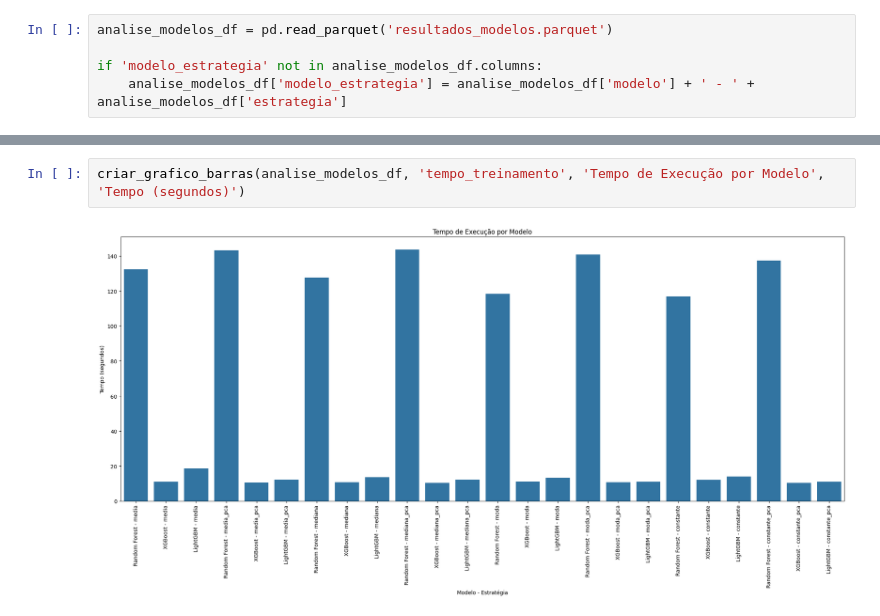
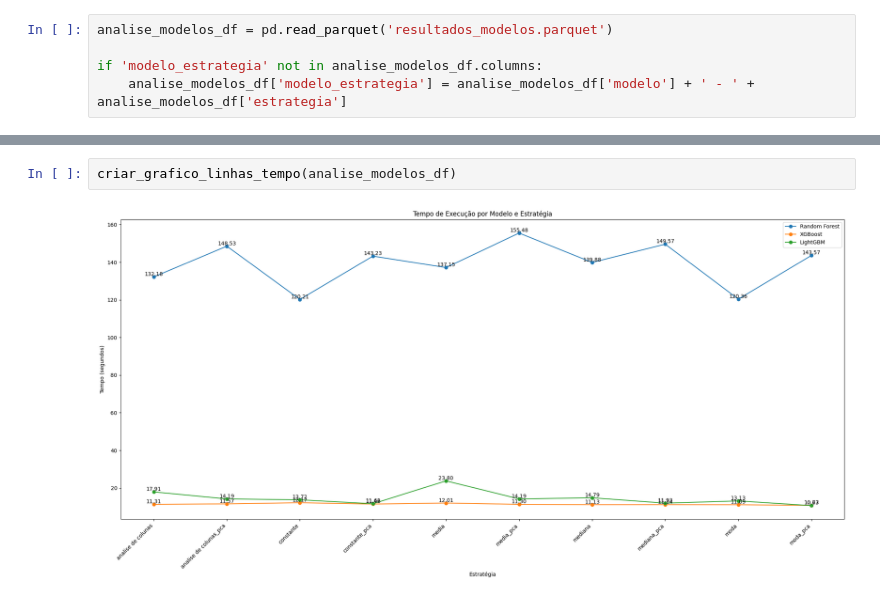
Before and after one commit to deividfernando/ciclo_2, a Jupyter notebook: analise_resultados.ipynb, the cells around one changed output, grey strips where cells are left out. Drawn from its saved outputs; the diff is of its cells as text.

```diff
--- a/analise_resultados.ipynb
+++ b/analise_resultados.ipynb
@@ -59,4 +119,4 @@ def criar_grafico_barras_lado_a_lado(data, y1, y2, title, ylabel, figsize=(20, 1
-# %%
-criar_grafico_barras(analise_modelos_df, 'tempo_treinamento', 'Tempo de Execução por Modelo', 'Tempo (segundos)')
-# %% [output]
-[figure, removed]
+# %%
+criar_grafico_linhas_tempo(analise_modelos_df)
+# %% [output]
+[figure, added]
```
Also changed, not shown: parts of 8 cells of this notebook, 4 other files.
